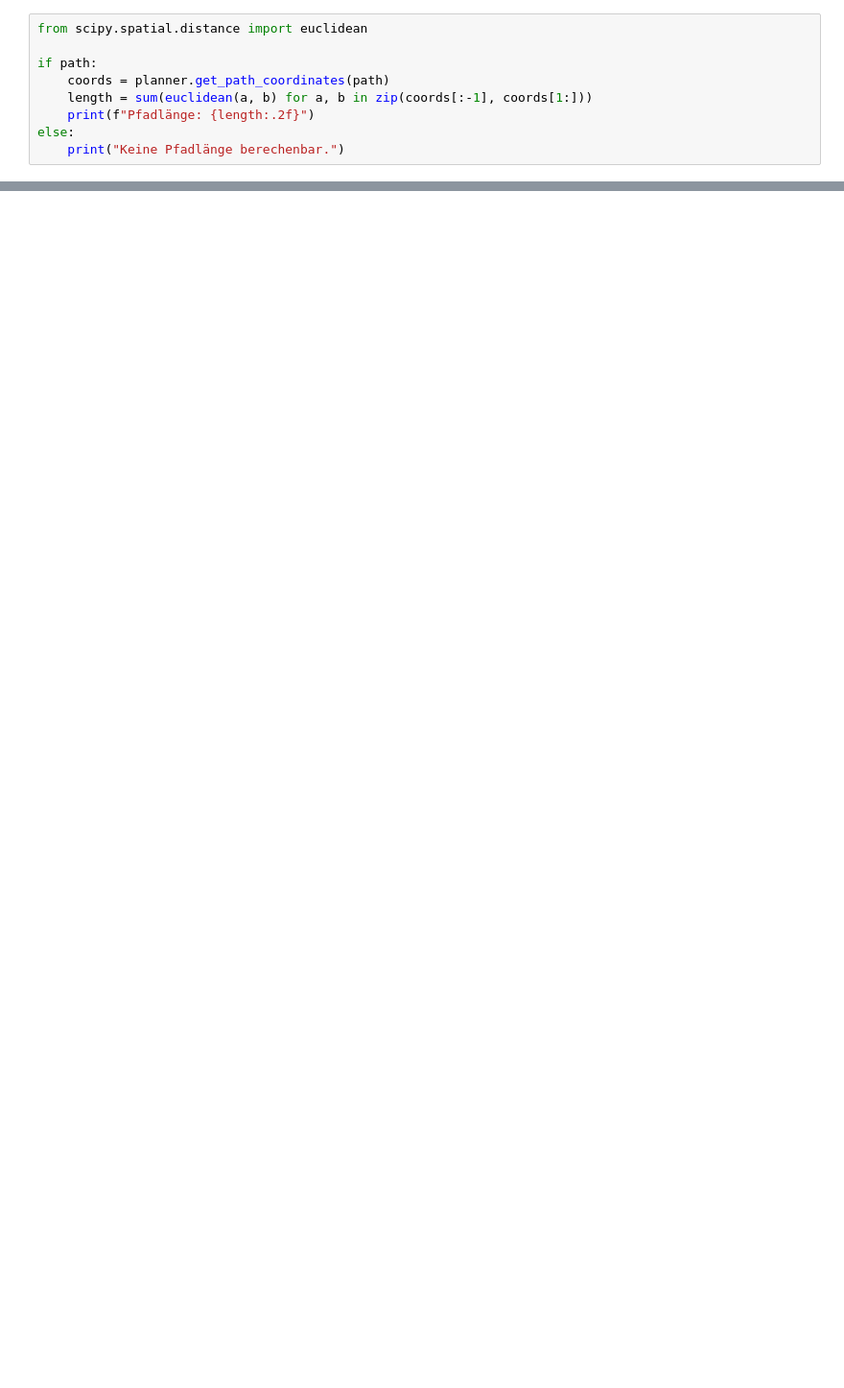
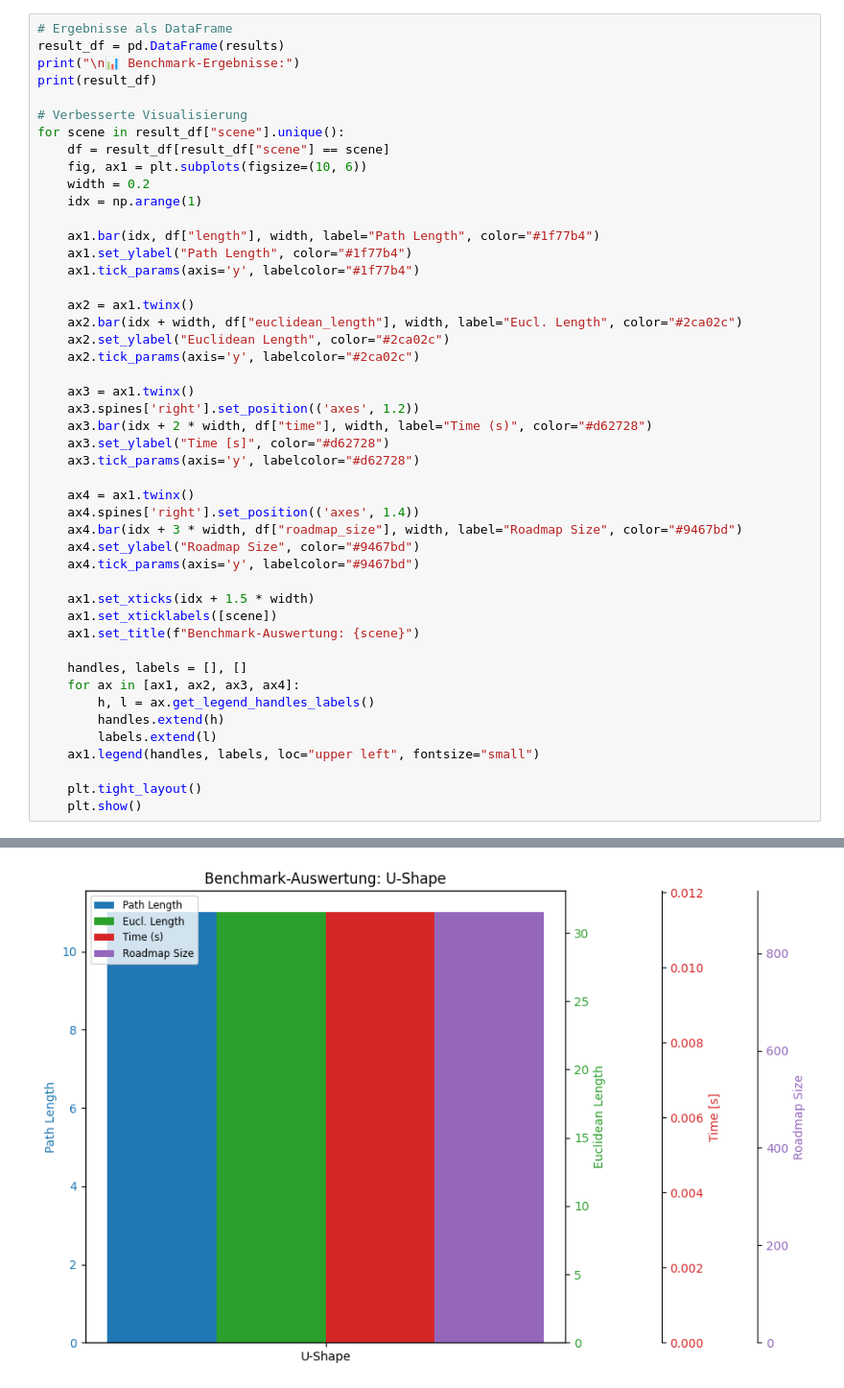
Before and after one commit to sboes/hierachical_planner, a Jupyter notebook: 02_lazy_prm_demo.ipynb, the cells around one changed output, grey strips where cells are left out. Shown at 96% size. Cells and saved outputs as stored; diff of their text form; blank space fills up the shorter version.

```diff
--- a/02_lazy_prm_demo.ipynb
+++ b/02_lazy_prm_demo.ipynb
@@ -73,10 +95,48 @@ for scene_name, (scene, limits, (start_pos, goal_pos)) in scenes:
 # %%
-from scipy.spatial.distance import euclidean
+# Ergebnisse als DataFrame
+result_df = pd.DataFrame(results)
+print("\n📊 Benchmark-Ergebnisse:")
+print(result_df)
 
-if path:
-    coords = planner.get_path_coordinates(path)
-    length = sum(euclidean(a, b) for a, b in zip(coords[:-1], coords[1:]))
-    print(f"Pfadlänge: {length:.2f}")
-else:
-    print("Keine Pfadlänge berechenbar.")
+# Verbesserte Visualisierung
+for scene in result_df["scene"].unique():
+    df = result_df[result_df["scene"] == scene]
+    fig, ax1 = plt.subplots(figsize=(10, 6))
+    width = 0.2
+    idx = np.arange(1)
+
+    ax1.bar(idx, df["length"], width, label="Path Length", color="#1f77b4")
+    ax1.set_ylabel("Path Length", color="#1f77b4")
+    ax1.tick_params(axis='y', labelcolor="#1f77b4")
+
+    ax2 = ax1.twinx()
+    ax2.bar(idx + width, df["euclidean_length"], width, label="Eucl. Length", color="#2ca02c")
+    ax2.set_ylabel("Euclidean Length", color="#2ca02c")
+    ax2.tick_params(axis='y', labelcolor="#2ca02c")
+
+    ax3 = ax1.twinx()
+    ax3.spines['right'].set_position(('axes', 1.2))
+    ax3.bar(idx + 2 * width, df["time"], width, label="Time (s)", color="#d62728")
+    ax3.set_ylabel("Time [s]", color="#d62728")
+    ax3.tick_params(axis='y', labelcolor="#d62728")
+
+    ax4 = ax1.twinx()
+    ax4.spines['right'].set_position(('axes', 1.4))
+    ax4.bar(idx + 3 * width, df["roadmap_size"], width, label="Roadmap Size", color="#9467bd")
+    ax4.set_ylabel("Roadmap Size", color="#9467bd")
+    ax4.tick_params(axis='y', labelcolor="#9467bd")
+
+    ax1.set_xticks(idx + 1.5 * width)
+    ax1.set_xticklabels([scene])
+    ax1.set_title(f"Benchmark-Auswertung: {scene}")
+
+    handles, labels = [], []
+    for ax in [ax1, ax2, ax3, ax4]:
+        h, l = ax.get_legend_handles_labels()
+        handles.extend(h)
+        labels.extend(l)
+    ax1.legend(handles, labels, loc="upper left", fontsize="small")
+
+    plt.tight_layout()
+    plt.show()
 # %% [output]
@@ -83,0 +161 @@ Pfadlänge: 33.46
+[figure, added]
```
Also changed, not shown: parts of 4 cells of this notebook, 4 other files.
